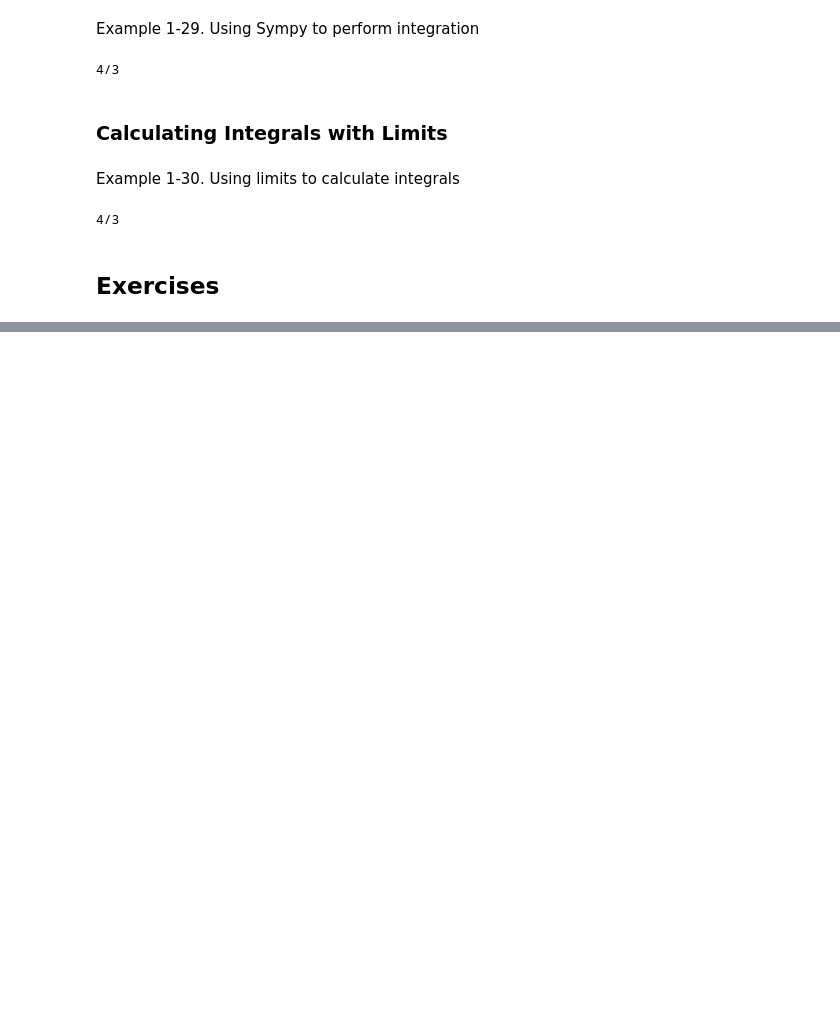
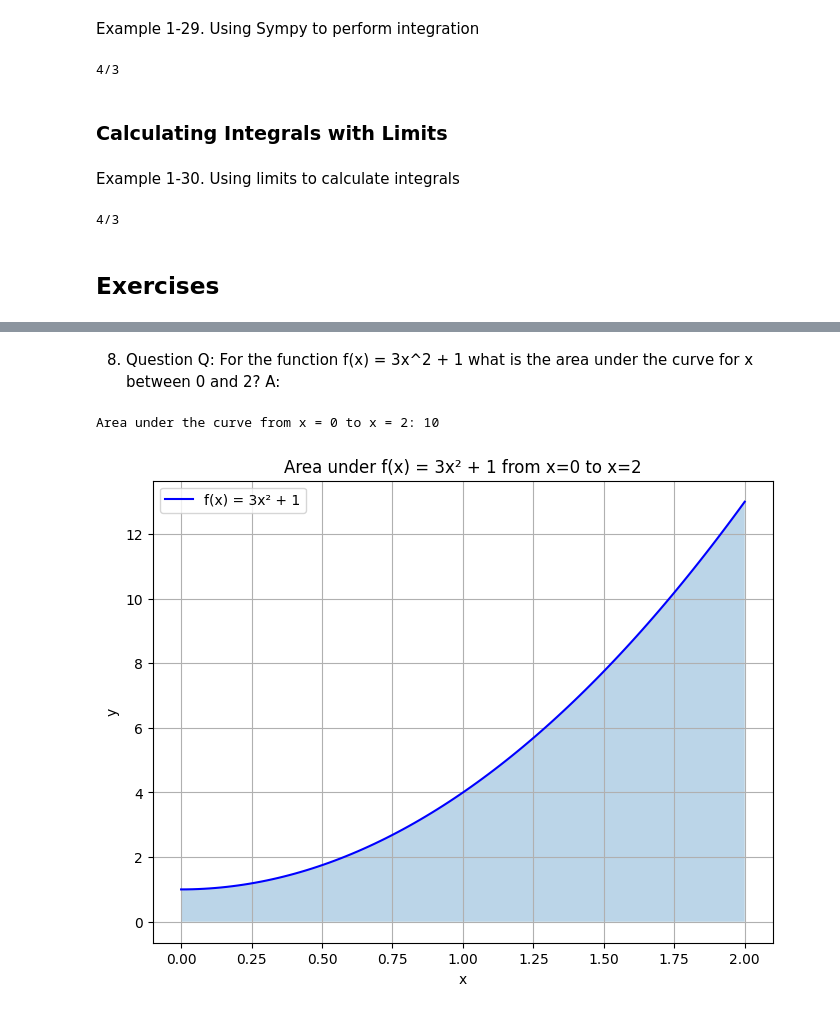
Before and after one commit to sebastianstupak/essential-math-for-data-science, a Jupyter notebook: notebook/chapter_01.ipynb, the cells around one changed output, grey strips where cells are left out. Drawn from its saved outputs; the diff is of its cells as text; code cells hidden in the pictures; blank space fills up the shorter version.

```diff
--- a/notebook/chapter_01.ipynb
+++ b/notebook/chapter_01.ipynb
@@ -484,0 +582,29 @@ print(area)
+# %% [markdown]
+8. Question
+Q: For the function f(x) = 3x^2 + 1 what is the area under the curve for x between 0 and 2?
+A:
+# %%
+from sympy import *
+import numpy as np
+import matplotlib.pyplot as plt
+
+x = symbols('x')
+f = 3*x**2 + 1
+area = integrate(f, (x, 0, 2))
+print(f"Area under the curve from x = 0 to x = 2: {area}")
+
+x_vals = np.linspace(0, 2, 100)
+y_vals = 3*x_vals**2 + 1
+
+plt.figure(figsize=(8, 6))
+plt.plot(x_vals, y_vals, 'b-', label='f(x) = 3x² + 1')
+plt.fill_between(x_vals, y_vals, alpha=0.3)
+plt.grid(True)
+plt.xlabel('x')
+plt.ylabel('y')
+plt.title('Area under f(x) = 3x² + 1 from x=0 to x=2')
+plt.legend()
+plt.show()
+# %% [output]
+Area under the curve from x = 0 to x = 2: 10
+[figure, added]
```
Also changed, not shown: parts of 14 cells of this notebook.
